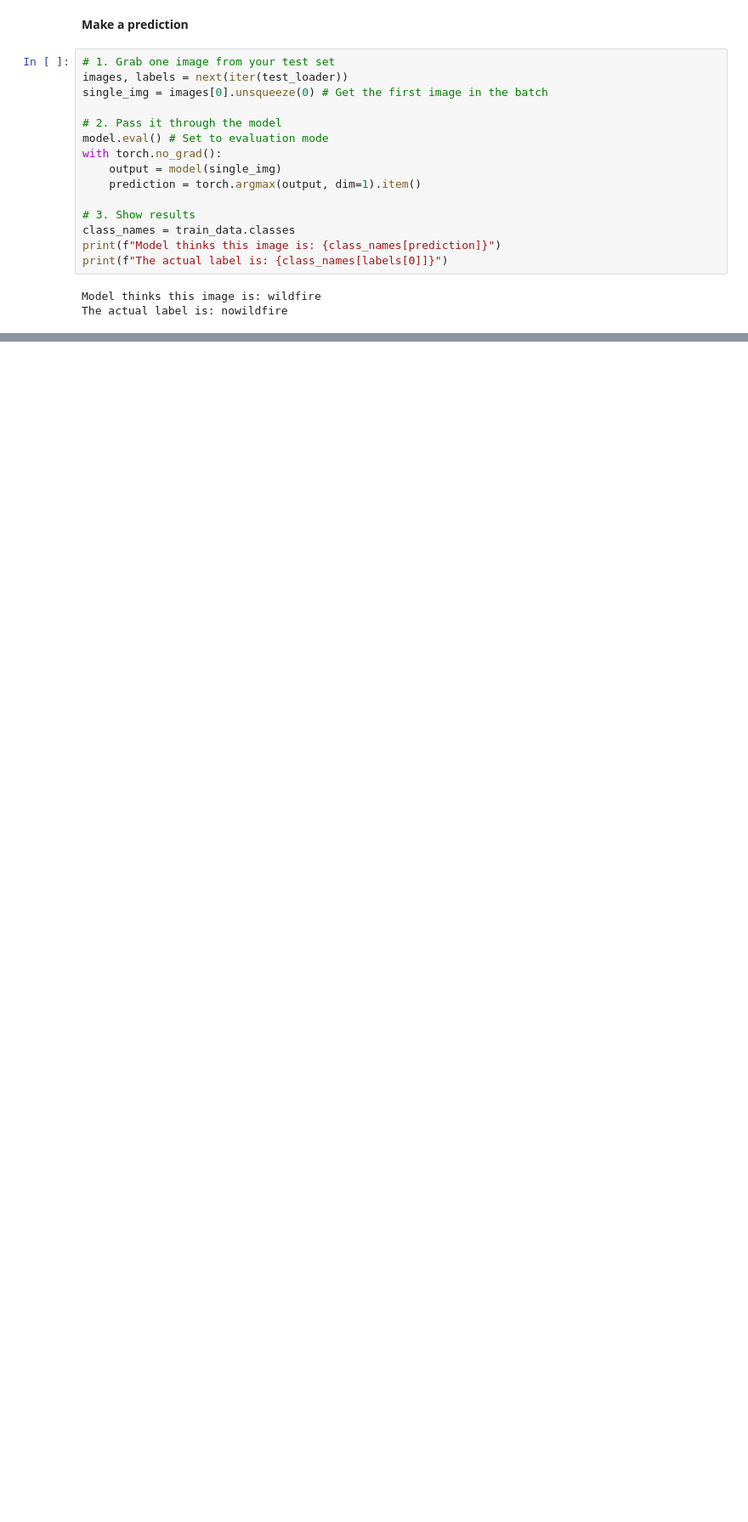
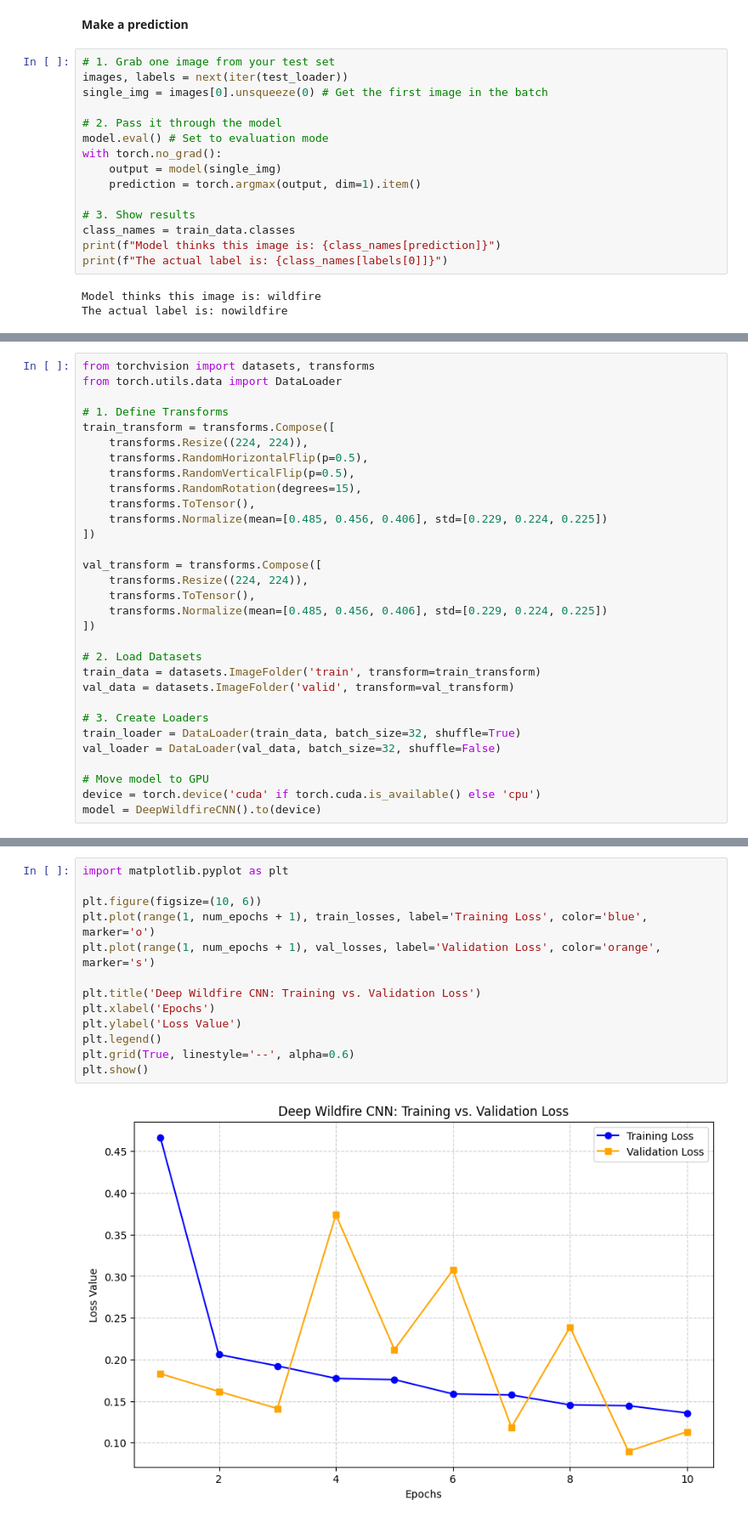
Before and after one commit to isaactabor21/ds6050-final-project, a Jupyter notebook: wildfires.ipynb, the cells around one changed output, grey strips where cells are left out. Shown at 85% size. Cells and saved outputs as stored; diff of their text form; blank space fills up the shorter version.

```diff
--- a/wildfires.ipynb
+++ b/wildfires.ipynb
@@ -438,0 +498,31 @@ plt.show()
+# %%
+from torchvision import datasets, transforms
+from torch.utils.data import DataLoader
+
+# 1. Define Transforms
+train_transform = transforms.Compose([
+    transforms.Resize((224, 224)),
+    transforms.RandomHorizontalFlip(p=0.5),
+    transforms.RandomVerticalFlip(p=0.5),
+    transforms.RandomRotation(degrees=15),
+    transforms.ToTensor(),
+    transforms.Normalize(mean=[0.485, 0.456, 0.406], std=[0.229, 0.224, 0.225])
+])
+
+val_transform = transforms.Compose([
+    transforms.Resize((224, 224)),
+    transforms.ToTensor(),
+    transforms.Normalize(mean=[0.485, 0.456, 0.406], std=[0.229, 0.224, 0.225])
+])
+
+# 2. Load Datasets
+train_data = datasets.ImageFolder('train', transform=train_transform)
+val_data = datasets.ImageFolder('valid', transform=val_transform)
+
+# 3. Create Loaders
+train_loader = DataLoader(train_data, batch_size=32, shuffle=True)
+val_loader = DataLoader(val_data, batch_size=32, shuffle=False)
+
+# Move model to GPU
+device = torch.device('cuda' if torch.cuda.is_available() else 'cpu')
+model = DeepWildfireCNN().to(device)
@@ -438,0 +591,15 @@ plt.show()
+# %%
+import matplotlib.pyplot as plt
+
+plt.figure(figsize=(10, 6))
+plt.plot(range(1, num_epochs + 1), train_losses, label='Training Loss', color='blue', marker='o')
+plt.plot(range(1, num_epochs + 1), val_losses, label='Validation Loss', color='orange', marker='s')
+
+plt.title('Deep Wildfire CNN: Training vs. Validation Loss')
+plt.xlabel('Epochs')
+plt.ylabel('Loss Value')
+plt.legend()
+plt.grid(True, linestyle='--', alpha=0.6)
+plt.show()
+# %% [output]
+[figure, added]
```
Also changed, not shown: parts of 11 cells of this notebook.
